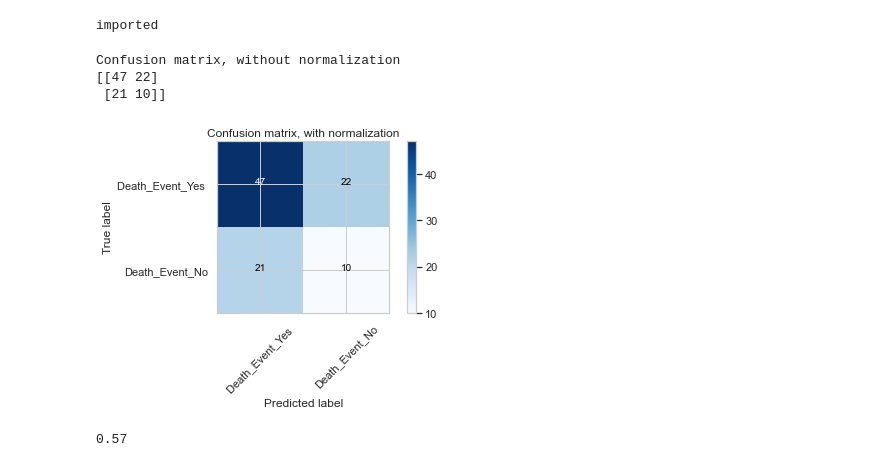
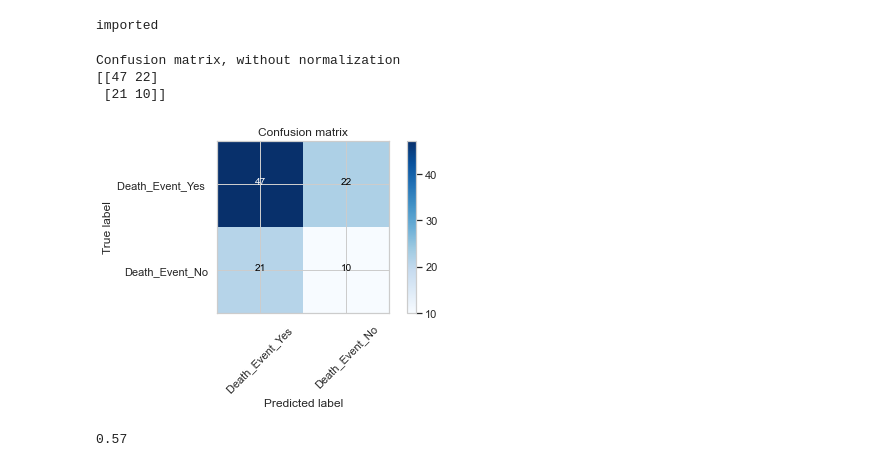
Before and after one commit to varun-nallamothu/ArtificialIntelligence, a Jupyter notebook: Heart_Failure_ModelAnalysis.ipynb, the cells around one changed output. Drawn from its saved outputs; the diff is of its cells as text; code cells hidden in the pictures.

```diff
--- a/Heart_Failure_ModelAnalysis.ipynb
+++ b/Heart_Failure_ModelAnalysis.ipynb
@@ -234,12 +229,12 @@ print('imported ')
 imported
 # %%
 target_names = ['Death_Event_Yes ','Death_Event_No']
-plot_confusion_matrix(confusion_matrix(knn_prediction,y_test), classes=target_names,title='Confusion matrix, with normalization')
+plot_confusion_matrix(confusion_matrix(knn_prediction,y_test), classes=target_names,title='Confusion matrix')
 # %% [output]
 Confusion matrix, without normalization
 [[47 22]
  [21 10]]
-[figure, old version]
+[figure, new version]
 # %%
 from sklearn.metrics import precision_recall_fscore_support,recall_score,accuracy_score
 # %%
```
Also changed, not shown: parts of 12 cells of this notebook.
